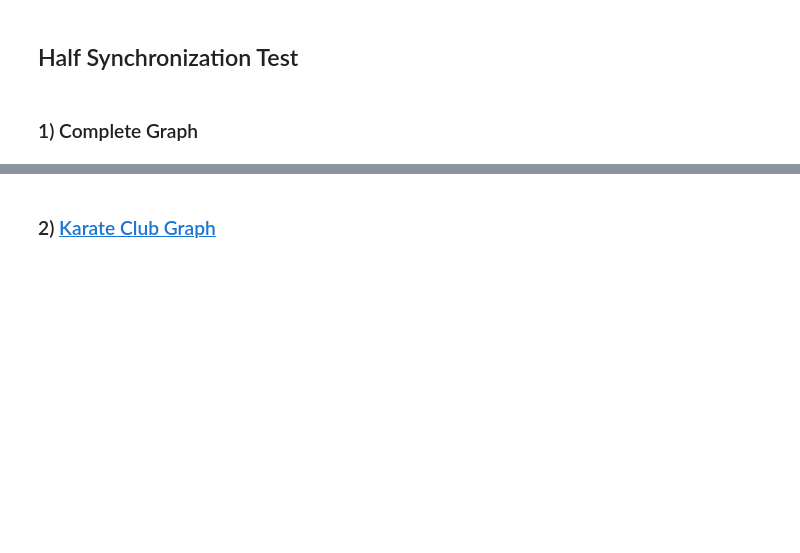
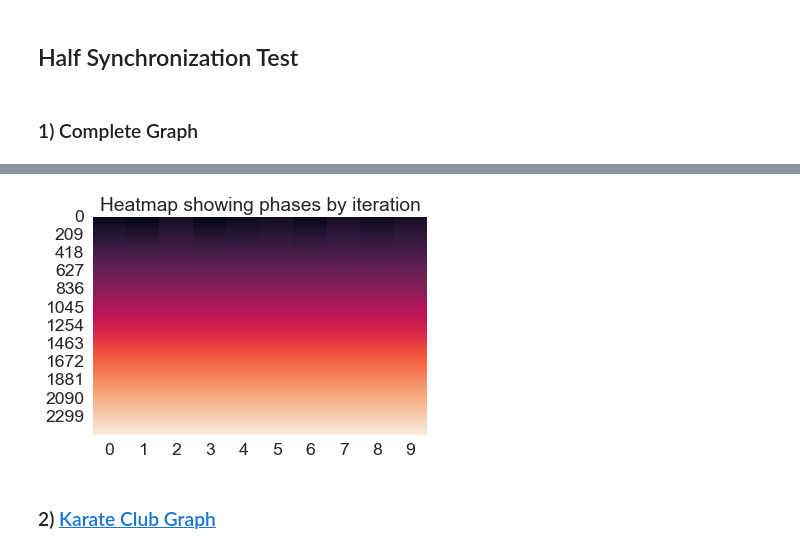
Before and after one commit to BryaneX455/reu2022, a Jupyter notebook: Kuramoto Model/Half Synchronization.ipynb, the cells around one changed output, grey strips where cells are left out. Drawn from its saved outputs; the diff is of its cells as text; code cells hidden in the pictures; blank space fills up the shorter version.

Commit message:
Kuramoto heatmaps

```diff
--- a/Kuramoto Model/Half Synchronization.ipynb
+++ b/Kuramoto Model/Half Synchronization.ipynb
@@ -31,3 +31,7 @@ plt.set_title('Half-Synchronization Complete Graph (n=10)');
+# %%
+plot_heatmap(sim);
+# %% [output]
+[figure, added]
 # %% [markdown]
 ### 2)  [Karate Club Graph](https://en.wikipedia.org/wiki/Zachary%27s_karate_club)
 # %%
```
Also changed, not shown: parts of 8 cells of this notebook, 8 other files.
